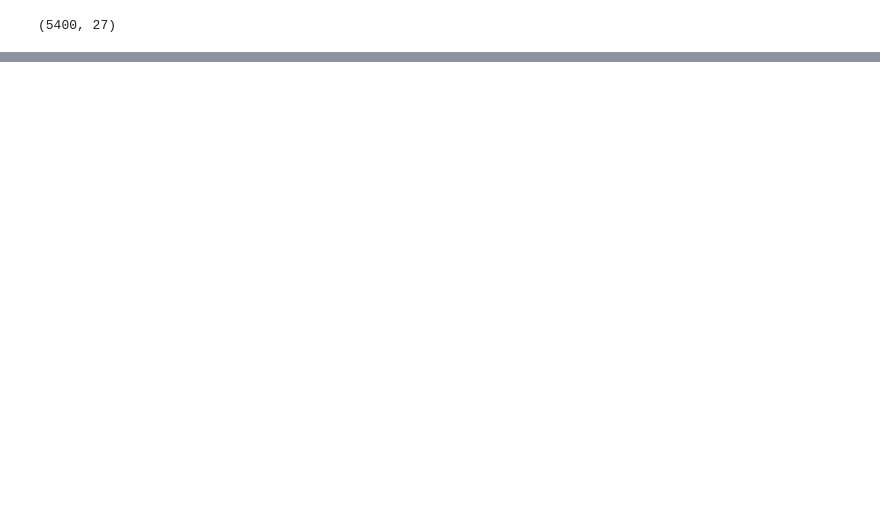
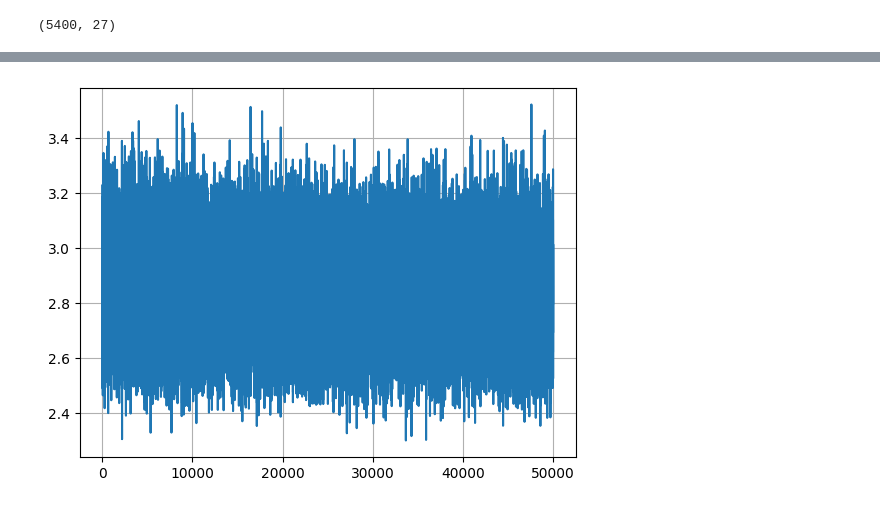
Before and after one commit to h2oduct/nn-zero-to-hero, a Jupyter notebook: lectures/makemore/self_makemore_part5_wn.ipynb, the cells around one changed output, grey strips where cells are left out. Drawn from its saved outputs; the diff is of its cells as text; code cells hidden in the pictures; blank space fills up the shorter version.

Commit message:
training done

```diff
--- a/lectures/makemore/self_makemore_part5_wn.ipynb
+++ b/lectures/makemore/self_makemore_part5_wn.ipynb
@@ -904,7 +1115,7 @@ class Linear:
         return [self.weights] + ([] if (self.bias is None) else [self.bias])
 
 class BatchNorm1d:
-    def __init__(self, dim, eps=10*(-5), momentum=0.1):
+    def __init__(self, dim, eps=10**(-5), momentum=0.1):
         self.eps = eps
         self.momentum = momentum
         self.training = True
@@ -921,17 +1132,39 @@ class BatchNorm1d:
             xmean = x.mean(dim=0, keepdim=True)
             xvar = x.var(dim=0, keepdim=True)
         else:
-            xmean = self.xmean
-            xvar = self.xvar
+            xmean = self.running_mean
+            xvar = self.running_var
 
         xhat = (x - xmean) / torch.sqrt(xvar + self.eps)
         self.out = self.gamma * xhat + self.beta
 
+        if DEBUG:
+            zz = torch.sqrt(xvar) #  + self.eps)
+
+            print(f"{x.shape = }")
+            print(f"{xmean.shape = }")
+            print(f"{xvar.shape = }")
+            print(f"{xhat.shape = }")
+            print(f"{self.gamma.shape = }")
+            print(f"{self.beta.shape = }")
+            print(f"{self.out.shape = }")
+            print(f"{zz.shape = }")
+
+            print(f"{self.eps = }")
+            print(f"{x = }")
+            print(f"{xmean = }")
+            print(f"{xvar = }")
+            print(f"{xhat = }")
+            print(f"{zz = }")
+            print(f"{self.gamma = }")
+            print(f"{self.beta = }")
+            print(f"{self.out = }")
+
         # update buffers:
         if self.training:
             with torch.no_grad():
-                self.running_mean = (1 - self.momentum) * self.xmean + self.momentum * self.running_mean
-                self.running_var = (1 - self.momentum) * self.xvar + self.momentum * self.running_var
+                self.running_mean = (1 - self.momentum) * self.running_mean + self.momentum * xmean
+                self.running_var = (1 - self.momentum) * self.running_var + self.momentum * xvar
 
         return self.out
 
@@ -942,7 +1175,7 @@ class BatchNorm1d:
 class Tanh:
     def __call__(self, x):
         self.out = torch.tanh(x)
-        return sefl.out
+        return self.out
 
     def parameters(self):
         return []
@@ -983,7 +1216,11 @@ with torch.no_grad():
 # %%
 # parameters = [C] + [p for p in layer for layer in layers]
 # parameters = [C] + [p for p in layer.paparameters() for layer in layers]
+
 parameters = [C] + [p for layer in layers for p in layer.parameters()]
+
+for p in parameters:
+    p.requires_grad = True
 # %%
 len(parameters)
 # %% [output]
@@ -1077,0 +1316,3 @@ layers[3].weights.nelement(), layers[3].bias.nelement()
+# %%
+len_data = X_train.shape[0]
+print(len_data)
@@ -1077,0 +1390,5 @@ layers[3].weights.nelement(), layers[3].bias.nelement()
+# %%
+plt.plot(lossi)
+plt.grid(True)
+# %% [output]
+[figure, added]
```
Also changed, not shown: parts of 56 cells of this notebook.
